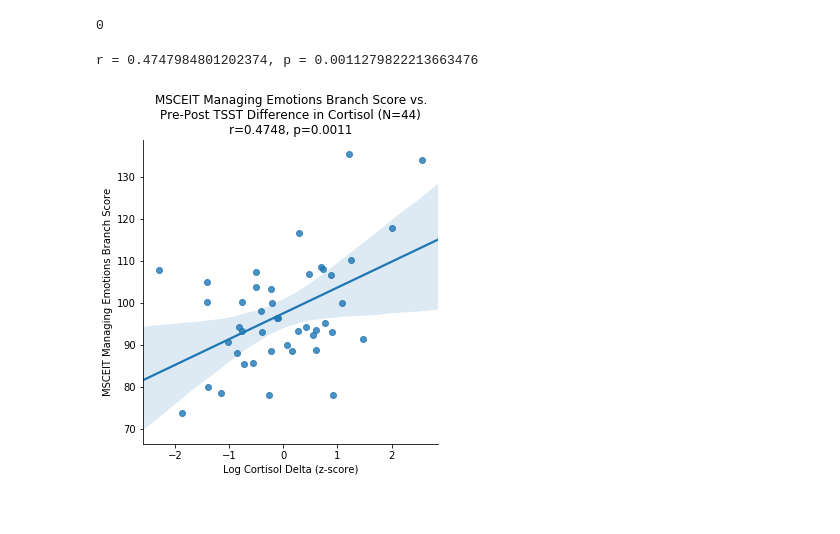
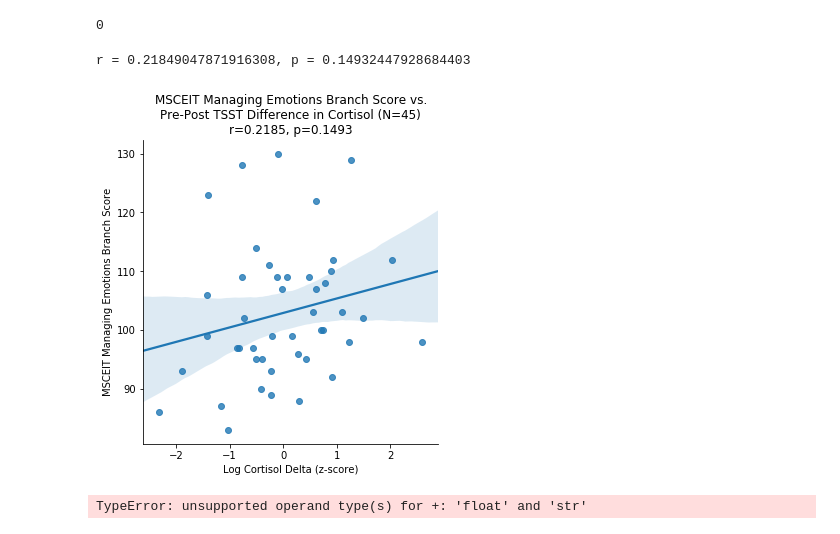
Before and after one commit to kjlafoll/kjlafoll-gen, a Jupyter notebook: Analyses Functions WIP/EI-StressReactivity-Analysis.ipynb, the cells around one changed output. Saved outputs shown, nothing was run; the diff lists cells and outputs as text; code cells hidden in the pictures.

```diff
--- a/Analyses Functions WIP/EI-StressReactivity-Analysis.ipynb
+++ b/Analyses Functions WIP/EI-StressReactivity-Analysis.ipynb
@@ -142,35 +143,35 @@ for i, assessmentgroup in enumerate(range(len(assessmentlist))):
         diftrierlistz = list(stats.mstats.zscore(diftrierlist))
         assessmentcortpairs[assessmentgroup].append([[x[0] for x in assessmentvar], [x[1] for x in assessmentvar], diftrierlist])
 # %%
-assessmentgroup = 0
-assessmentsubscale = 6
+assessmentgroup = 1
+assessmentsubscale = 9
 
 #Edit These
 SAVE = False
 var1 = list(stats.mstats.zscore(assessmentcortpairs[assessmentgroup][assessmentsubscale][2]))
 var2 = assessmentcortpairs[assessmentgroup][assessmentsubscale][1]
 var1label = "Log Cortisol Delta (z-score)"
 var2label = "MSCEIT Managing Emotions Branch Score"
 title = "MSCEIT Managing Emotions Branch Score vs.\nPre-Post TSST Difference in Cortisol (N=%s)" % len(var1)
 savename = "Analyses\\MSCEIT\\MSCEITManage-TSSTStress.pdf"
 
 #--------------------------------------------
 table = pd.DataFrame(
     {var1label: var1,
     var2label: var2
     })
 for x in table.columns:
     table = table[np.isfinite(table[x])]
 
 lm = seaborn.lmplot(x=var1label, y=var2label, palette=('r'), data=table, legend_out=False)
 ax = plt.gca()
 ax.set_title("%s\nr=%.4f, p=%.4f" % (title,pearsonr(table[var1label],table[var2label])[0],pearsonr(table[var1label],table[var2label])[1]))
 print("r = %s, p = %s" % pearsonr(table[var1label],table[var2label]))
 if SAVE == True:
     lm.savefig(root / savename, bbox_inches='tight')
 # %% [output]
-r = 0.4747984801202374, p = 0.0011279822213663476
+r = 0.21849047871916308, p = 0.14932447928684403
-[figure, old version]
+[figure, new version]
 # %%
 chosenassessments = [0,1]
 
@@ -205,2 +208,12 @@ for x in range(len(df.columns)):
+# %%
+pca = PCA(n_components='mle')
+pca.fit_transform(df)
+principalComponents = pca.fit_transform(df)
+principalDf = pd.DataFrame(data = principalComponents)
+factorload = pd.DataFrame(pca.components_, columns=chosencols)
+factorload.iloc[0,]
+factorload
+# %% [output]
+TypeError: unsupported operand type(s) for +: 'float' and 'str'
 # %%
 #.iloc[:,[0,4,5,8,12]]
```
Also changed, not shown: parts of 15 cells of this notebook, 5 other files.
